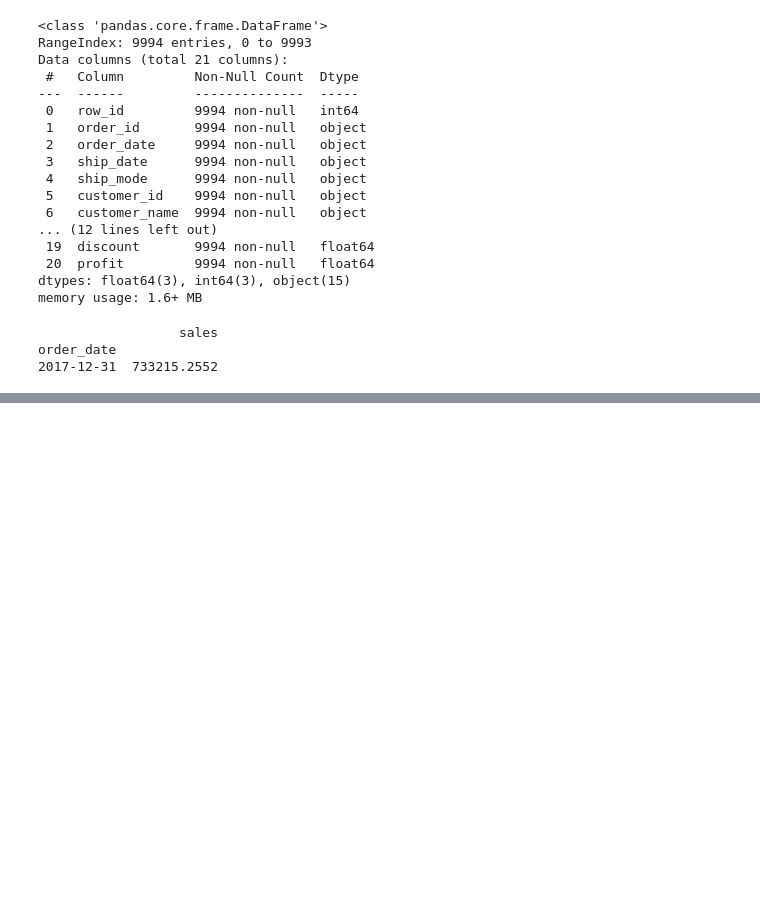
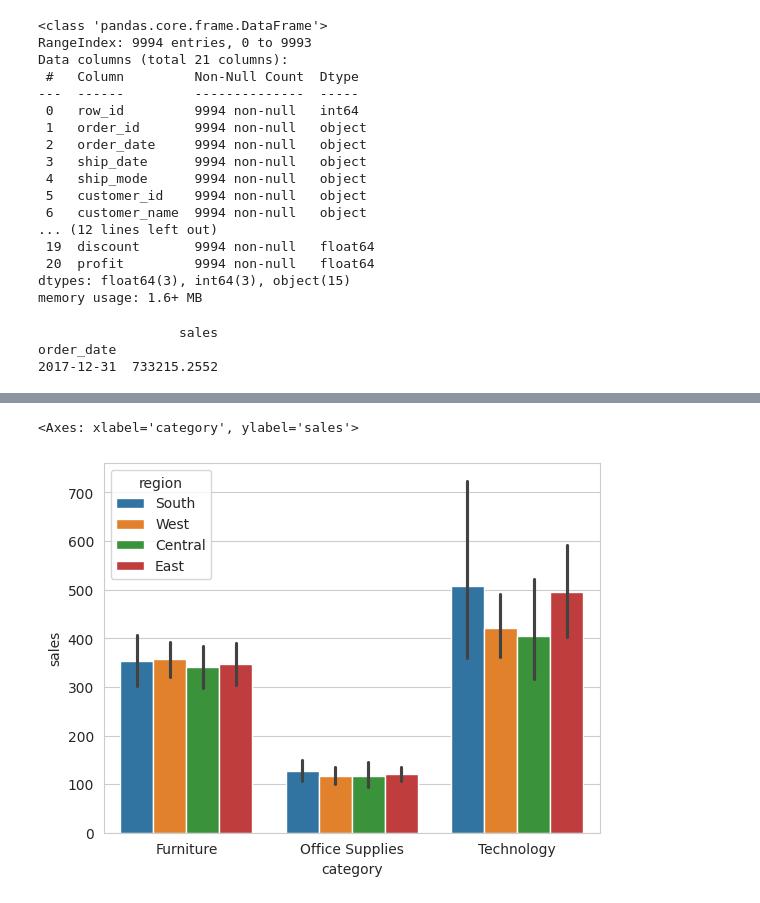
Before and after one commit to mukti222/EDA_superstore_python, a Jupyter notebook: 10_study_case.ipynb, the cells around one changed output, grey strips where cells are left out. Saved outputs shown, nothing was run; the diff lists cells and outputs as text; code cells hidden in the pictures; blank space fills up the shorter version.

```diff
--- a/10_study_case.ipynb
+++ b/10_study_case.ipynb
@@ -91,0 +266,9 @@ order_date
+# %%
+# ############################################ JAWABAN NO 10 ###########################################################
+# 10 Buatlah bar chart yang menunjukkan total nilai penjualan berdasarkan region dan product category
+
+
+sns.barplot(df, x='category', y='sales', hue='region')
+# %% [output]
+<Axes: xlabel='category', ylabel='sales'>
+[figure, added]
```
Also changed, not shown: parts of 9 cells of this notebook.
